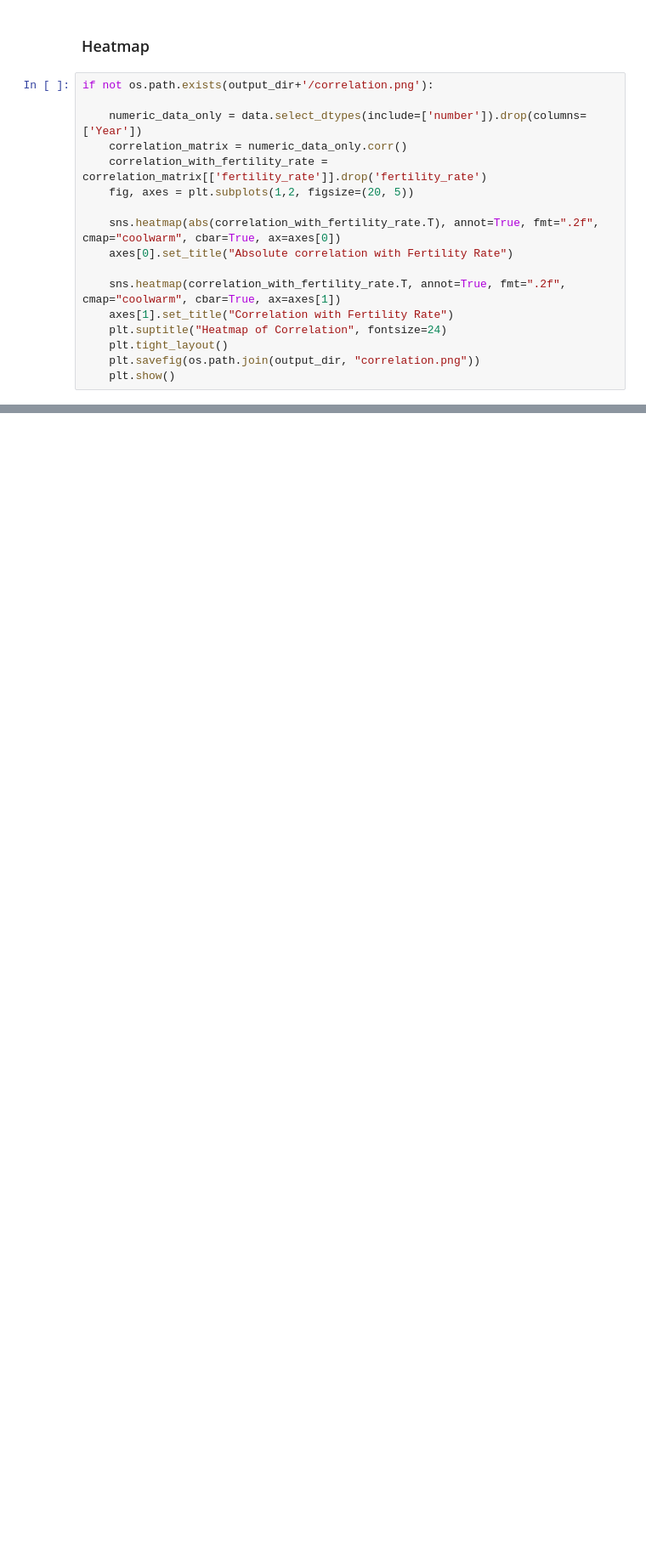
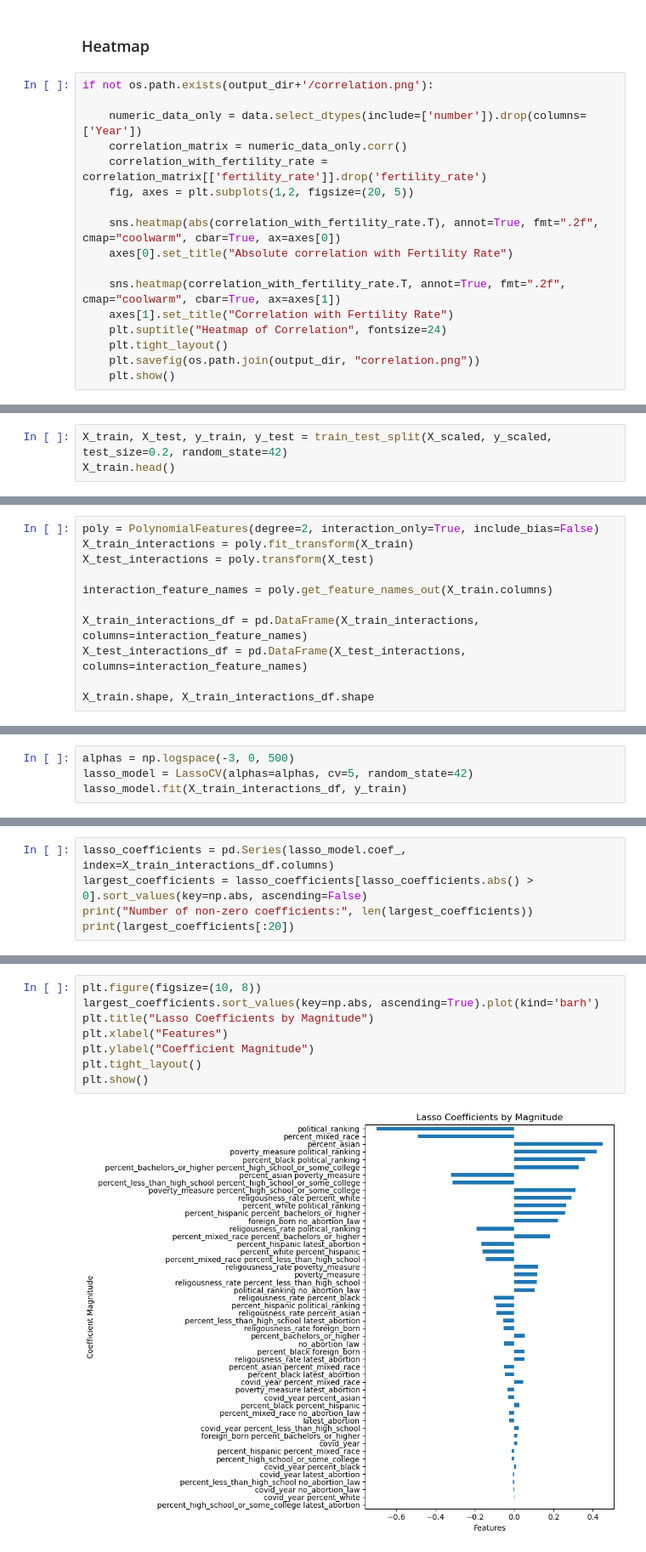
Before and after one commit to ppich1169/fertilityProjectCs109, a Jupyter notebook: fertility_notebook.ipynb, the cells around one changed output, grey strips where cells are left out. Shown: that part at 85% size. Saved outputs shown, nothing was run; the diff lists cells and outputs as text; blank space fills up the shorter version.

Commit message:
maia milestone 4
created baseline model

```diff
--- a/fertility_notebook.ipynb
+++ b/fertility_notebook.ipynb
@@ -1150,0 +1191,3 @@ if not os.path.exists(output_dir+'/correlation.png'):
+# %%
+X_train, X_test, y_train, y_test = train_test_split(X_scaled, y_scaled, test_size=0.2, random_state=42)
+X_train.head()
@@ -1150,0 +1203,11 @@ if not os.path.exists(output_dir+'/correlation.png'):
+# %%
+poly = PolynomialFeatures(degree=2, interaction_only=True, include_bias=False)
+X_train_interactions = poly.fit_transform(X_train)
+X_test_interactions = poly.transform(X_test)
+
+interaction_feature_names = poly.get_feature_names_out(X_train.columns)
+
+X_train_interactions_df = pd.DataFrame(X_train_interactions, columns=interaction_feature_names)
+X_test_interactions_df = pd.DataFrame(X_test_interactions, columns=interaction_feature_names)
+
+X_train.shape, X_train_interactions_df.shape
@@ -1150,0 +1228,4 @@ if not os.path.exists(output_dir+'/correlation.png'):
+# %%
+alphas = np.logspace(-3, 0, 500)
+lasso_model = LassoCV(alphas=alphas, cv=5, random_state=42)
+lasso_model.fit(X_train_interactions_df, y_train)
@@ -1150,0 +1248,5 @@ if not os.path.exists(output_dir+'/correlation.png'):
+# %%
+lasso_coefficients = pd.Series(lasso_model.coef_, index=X_train_interactions_df.columns)
+largest_coefficients = lasso_coefficients[lasso_coefficients.abs() > 0].sort_values(key=np.abs, ascending=False)
+print("Number of non-zero coefficients:", len(largest_coefficients))
+print(largest_coefficients[:20])
@@ -1150,0 +1273,10 @@ if not os.path.exists(output_dir+'/correlation.png'):
+# %%
+plt.figure(figsize=(10, 8))
+largest_coefficients.sort_values(key=np.abs, ascending=True).plot(kind='barh')
+plt.title("Lasso Coefficients by Magnitude")
+plt.xlabel("Features")
+plt.ylabel("Coefficient Magnitude")
+plt.tight_layout()
+plt.show()
+# %% [output]
+[figure, added]
```
Also changed, not shown: parts of 36 cells of this notebook.
